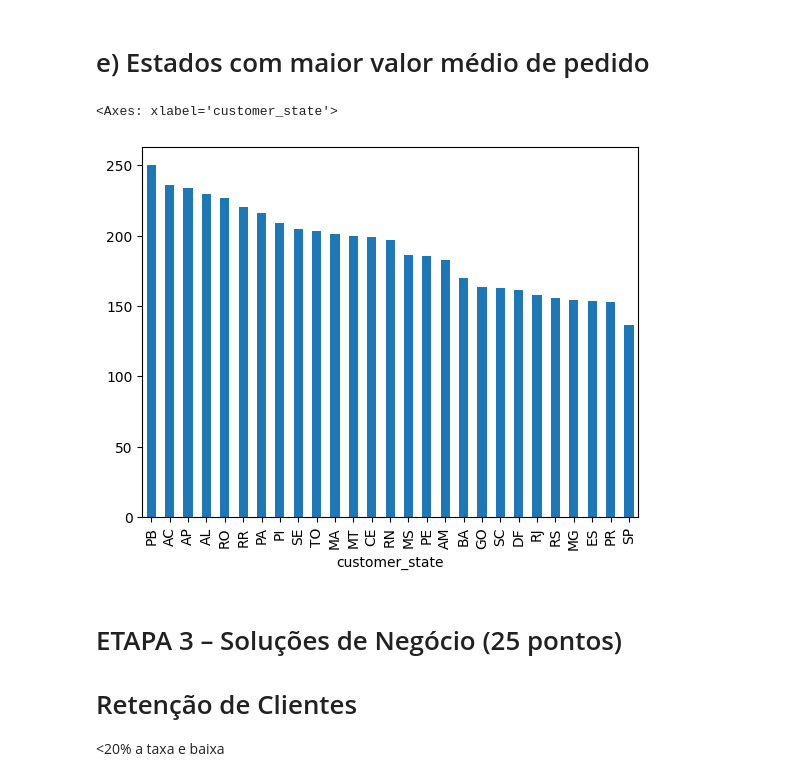
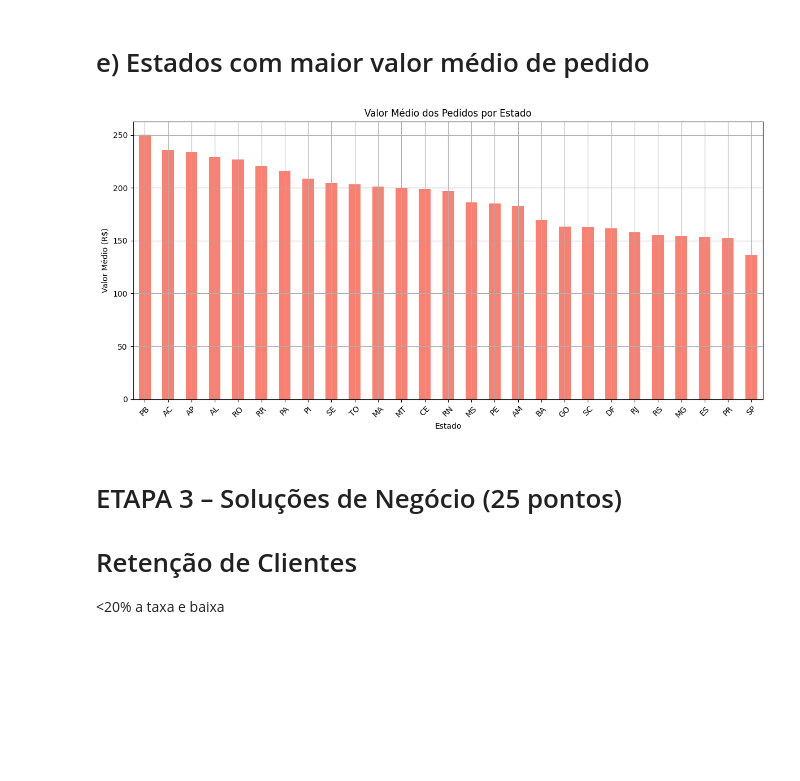
Before and after one commit to VYyudi/Programa-Trainee-triggo.ai-de-Excel-ncia-em-Engenharia-de-Dados-e-DataOps, a Jupyter notebook: Triggo_2025.ipynb, the cells around one changed output. Drawn from its saved outputs; the diff is of its cells as text; code cells hidden in the pictures; blank space fills up the shorter version.

```diff
--- a/Triggo_2025.ipynb
+++ b/Triggo_2025.ipynb
@@ -164,13 +216,30 @@ grouped.head(10).plot(kind='bar')
 # %% [markdown]
 # e) Estados com maior valor médio de pedido
-# %%
-merged = pd.merge(orders, customers, on='customer_id')
-merged = pd.merge(merged, payments, on='order_id')
-grouped = merged.groupby('customer_state')['payment_value'].mean().sort_values(ascending=False)
-grouped.plot(kind='bar')
-# %% [output]
-<Axes: xlabel='customer_state'>
-[figure, removed]
+# %%
+query = """
+SELECT
+    c.customer_state,
+    AVG(p.payment_value) AS valor_medio_pedido
+FROM orders o
+JOIN customers c ON o.customer_id = c.customer_id
+JOIN payments p ON o.order_id = p.order_id
+GROUP BY c.customer_state
+ORDER BY valor_medio_pedido DESC;
+"""
+df = pd.read_sql_query(query, conn)
+
+# Gráfico
+plt.figure(figsize=(12,6))
+df.set_index('customer_state')['valor_medio_pedido'].plot(kind='bar', color='salmon')
+plt.title('Valor Médio dos Pedidos por Estado')
+plt.xlabel('Estado')
+plt.ylabel('Valor Médio (R$)')
+plt.xticks(rotation=45)
+plt.tight_layout()
+plt.grid(True)
+plt.show()
+# %% [output]
+[figure, added]
 # %% [markdown]
 
 # ETAPA 3 – Soluções de Negócio (25 pontos)
```
Also changed, not shown: parts of 13 cells of this notebook.
